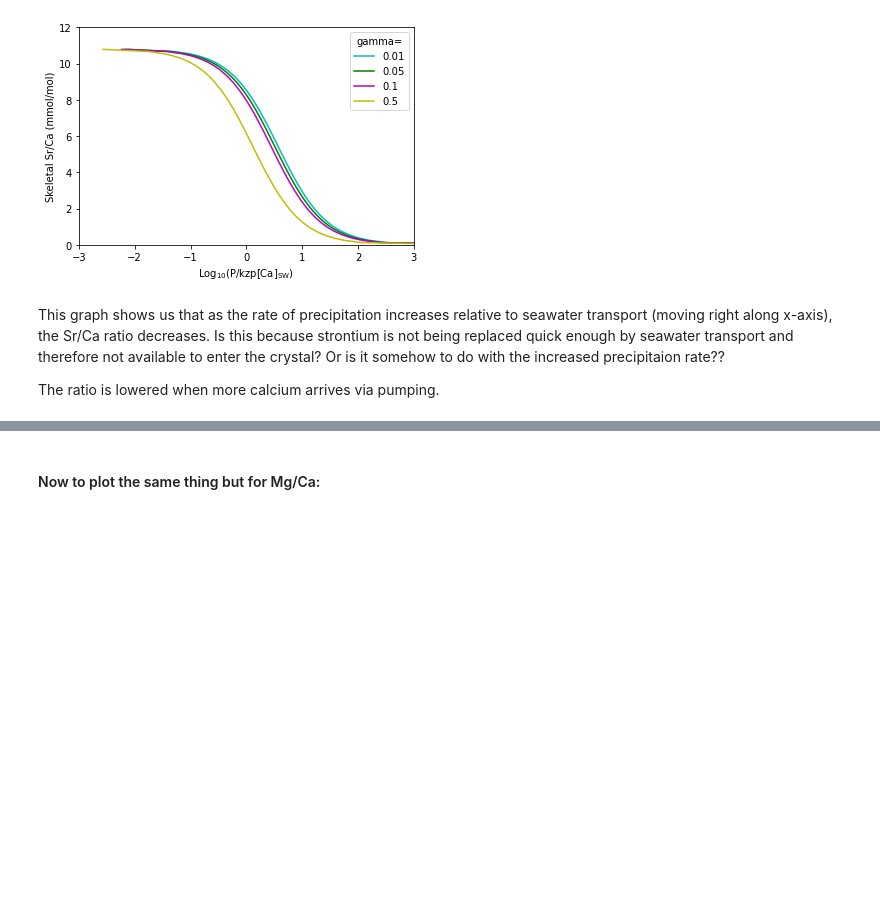
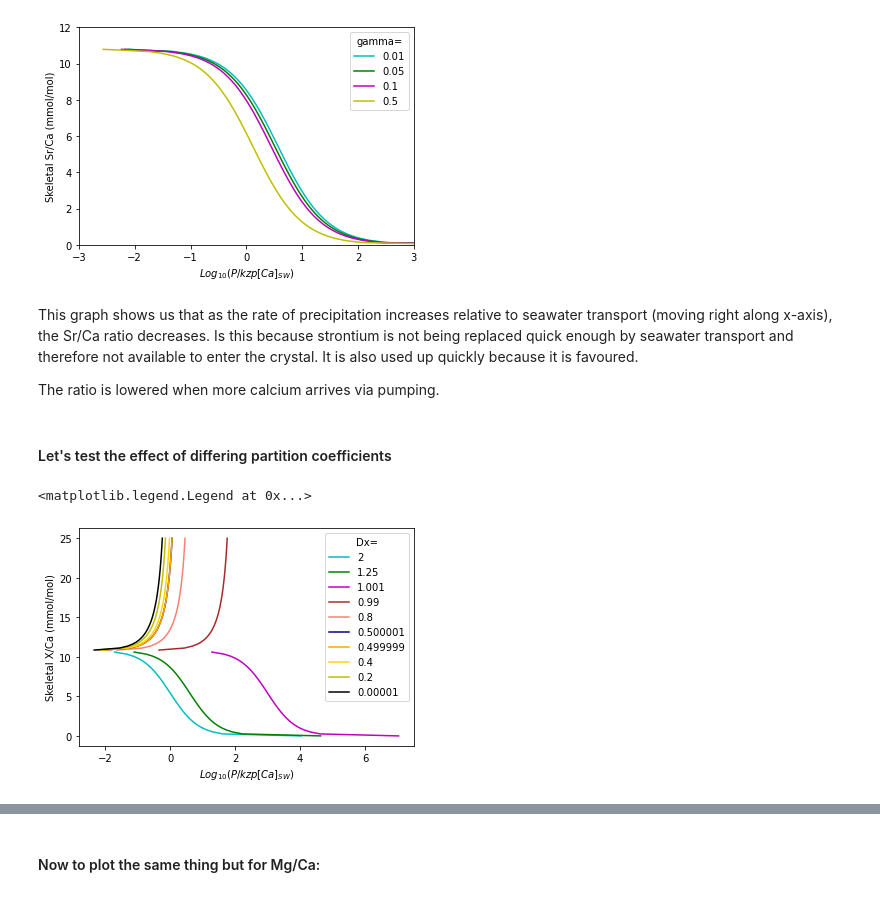
Before and after one commit to MadisonEast/Calcification-Models, a Jupyter notebook: Gagnon2012_steady_state_model/Gagnon2012_SteadyStateModel.ipynb, the cells around one changed output, grey strips where cells are left out. Cells and saved outputs as stored; diff of their text form; code cells hidden in the pictures; blank space fills up the shorter version.

```diff
--- a/Gagnon2012_steady_state_model/Gagnon2012_SteadyStateModel.ipynb
+++ b/Gagnon2012_steady_state_model/Gagnon2012_SteadyStateModel.ipynb
@@ -84,6 +83,37 @@ plt.legend(title="gamma=")
 <matplotlib.legend.Legend at 0x...>
 [figure]
 # %% [markdown]
-This graph shows us that as the rate of precipitation increases relative to seawater transport (moving right along x-axis), the Sr/Ca ratio decreases. Is this because strontium is not being replaced quick enough by seawater transport and therefore not available to enter the crystal? Or is it somehow to do with the increased precipitaion rate??
+This graph shows us that as the rate of precipitation increases relative to seawater transport (moving right along x-axis), the Sr/Ca ratio decreases. Is this because strontium is not being replaced quick enough by seawater transport and therefore not available to enter the crystal. It is also used up quickly because it is favoured.
 
 The ratio is lowered when more calcium arrives via pumping.
+# %% [markdown]
+#### Let's test the effect of differing partition coefficients
+# %%
+SrCa_coral = np.linspace(1e-6, 25e-3, 100) # in mol/mol
+
+y = SrCa_coral * 1e3  # converting to mmol/mol
+
+gamma = 0.0
+
+plt.plot(np.log10(FluxParSrCaEqu(2, gamma, SrCa_0, SrCa_coral)), y, alpha=1, color='c', label='2')
+plt.plot(np.log10(FluxParSrCaEqu(1.25, gamma, SrCa_0, SrCa_coral)), y, alpha=1, color='g', label='1.25')
+plt.plot(np.log10(FluxParSrCaEqu(1.001, gamma, SrCa_0, SrCa_coral)), y, alpha=1, color='m', label='1.001')
+plt.plot(np.log10(FluxParSrCaEqu(0.99, gamma, SrCa_0, SrCa_coral)), y, alpha=1, color='brown', label='0.99')
+plt.plot(np.log10(FluxParSrCaEqu(0.8, gamma, SrCa_0, SrCa_coral)), y, alpha=1, color='salmon', label='0.8')
+
+plt.plot(np.log10(FluxParSrCaEqu(0.500001, gamma, SrCa_0, SrCa_coral)), y, alpha=1, color='navy', label='0.500001')
+plt.plot(np.log10(FluxParSrCaEqu(0.499999, gamma, SrCa_0, SrCa_coral)), y, alpha=1, color='orange', label='0.499999')
+
+plt.plot(np.log10(FluxParSrCaEqu(0.4, gamma, SrCa_0, SrCa_coral)), y, alpha=1, color='gold', label='0.4')
+plt.plot(np.log10(FluxParSrCaEqu(0.2, gamma, SrCa_0, SrCa_coral)), y, alpha=1, color='y', label='0.2')
+plt.plot(np.log10(FluxParSrCaEqu(0.00001, gamma, SrCa_0, SrCa_coral)), y, alpha=1, color='k', label='0.00001')
+
+
+#plt.xlim(-3,3)
+#plt.ylim(0,12)
+plt.xlabel('$Log_{10}(P/kzp[Ca]_{SW}$)')
+plt.ylabel('Skeletal X/Ca (mmol/mol)')
+plt.legend(title="Dx=")
+# %% [output]
+<matplotlib.legend.Legend at 0x...>
+[figure, added]
```
Also changed, not shown: parts of 14 cells of this notebook, 2 other files.
